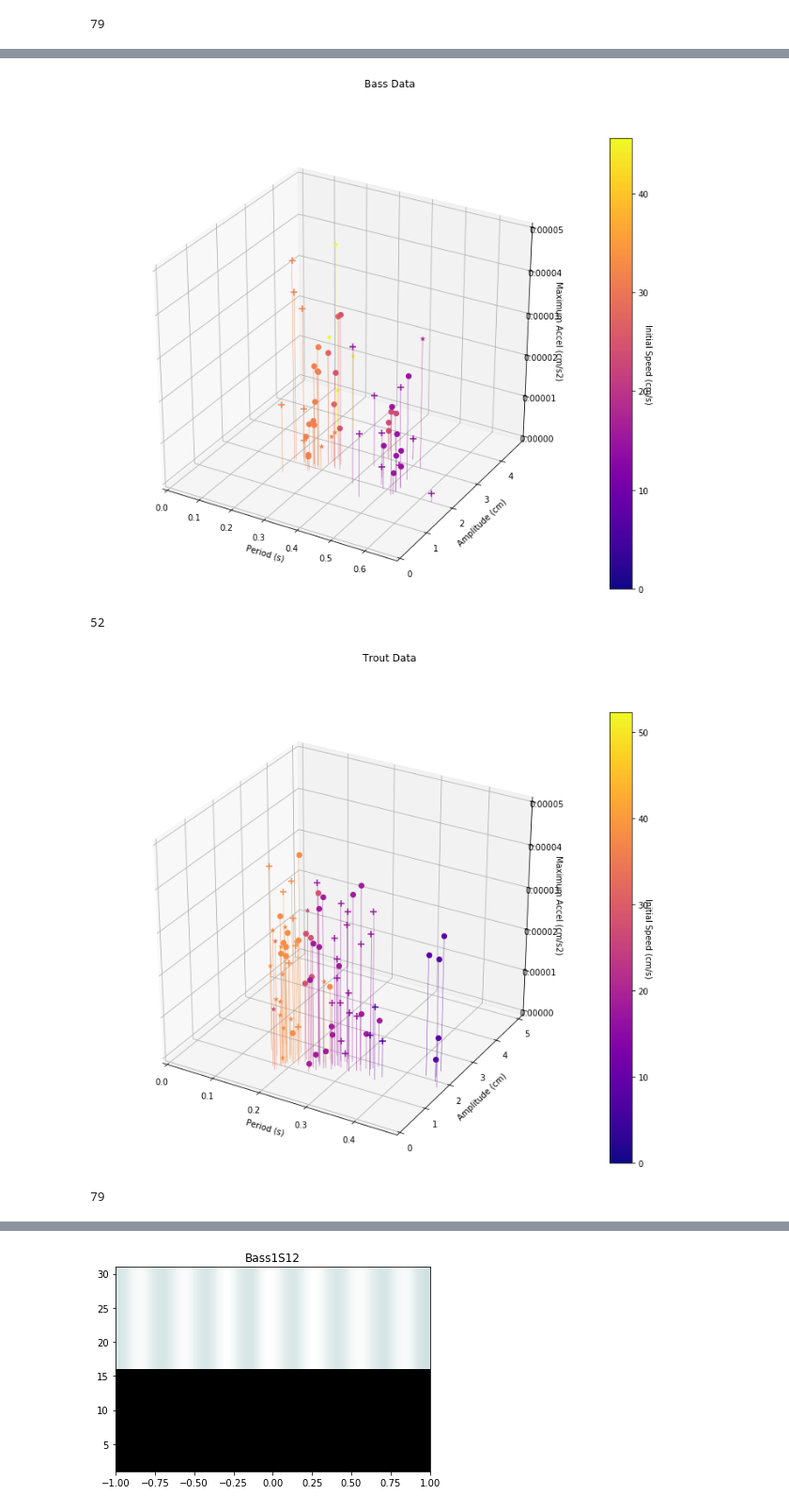
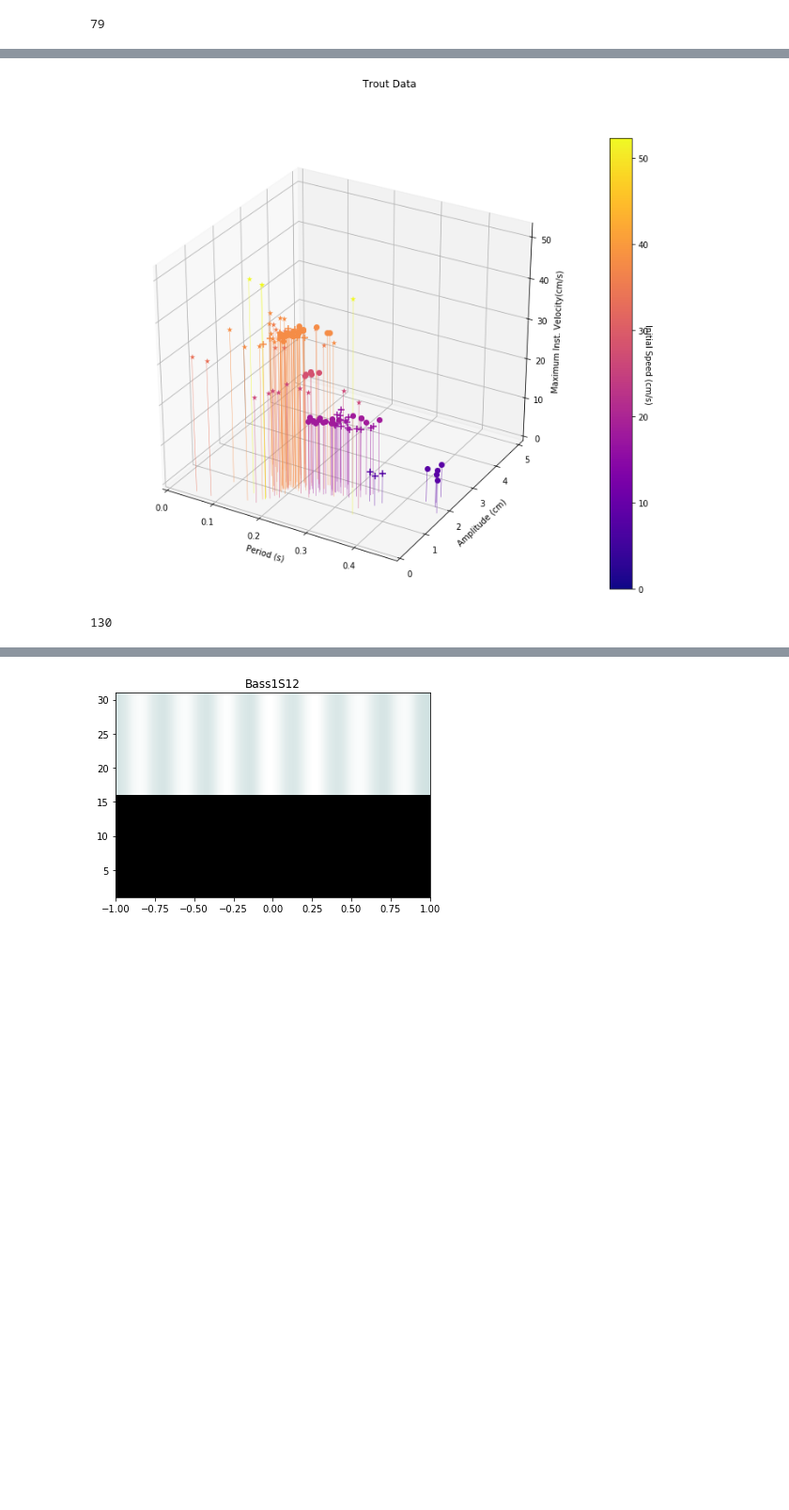
Before and after one commit to kfeilich/FishTrackProcessing, a Jupyter notebook: AccelerationCodeTesting.ipynb, the cells around one changed output, grey strips where cells are left out. Shown at 94% size. Saved outputs shown, nothing was run; the diff lists cells and outputs as text; code cells hidden in the pictures; blank space fills up the shorter version.

```diff
--- a/AccelerationCodeTesting.ipynb
+++ b/AccelerationCodeTesting.ipynb
@@ -252,8 +81,5 @@ def plot_analysis_new(subset_name, finbeats_subset, finbeat_data,
 # %%
-plot_analysis_new("Bass Data",bass_subset,finbeat_byP,tracklist,cutoff=True, lines=True)
-plot_analysis_new("Trout Data",trout_subset,finbeat_byP,tracklist,cutoff=True, lines=True)
+plot_analysis("Trout Data",trout_subset,finbeat_byP,tracklist,cutoff=False, lines=True, zaxis = 'V')
 # %% [output]
-[figure, old version]
+[figure, new version]
-52
+130
-[figure, removed]
-79
```
Also changed, not shown: parts of 8 cells of this notebook, 4 other files.
